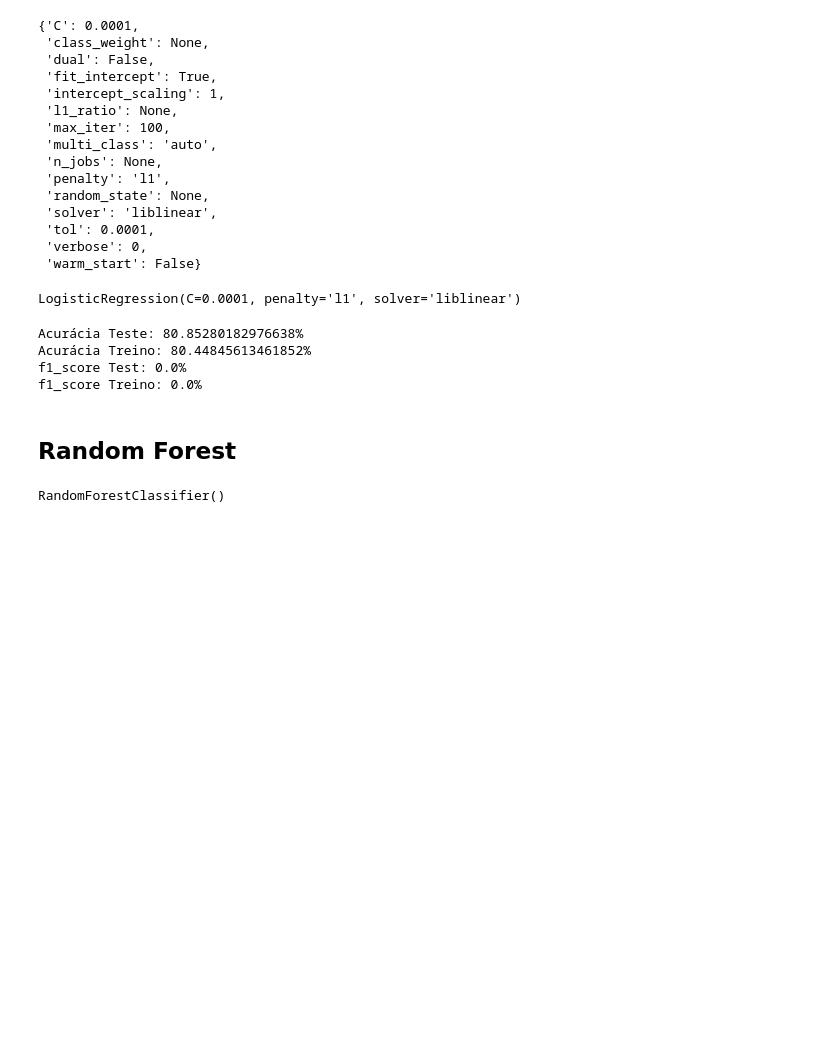
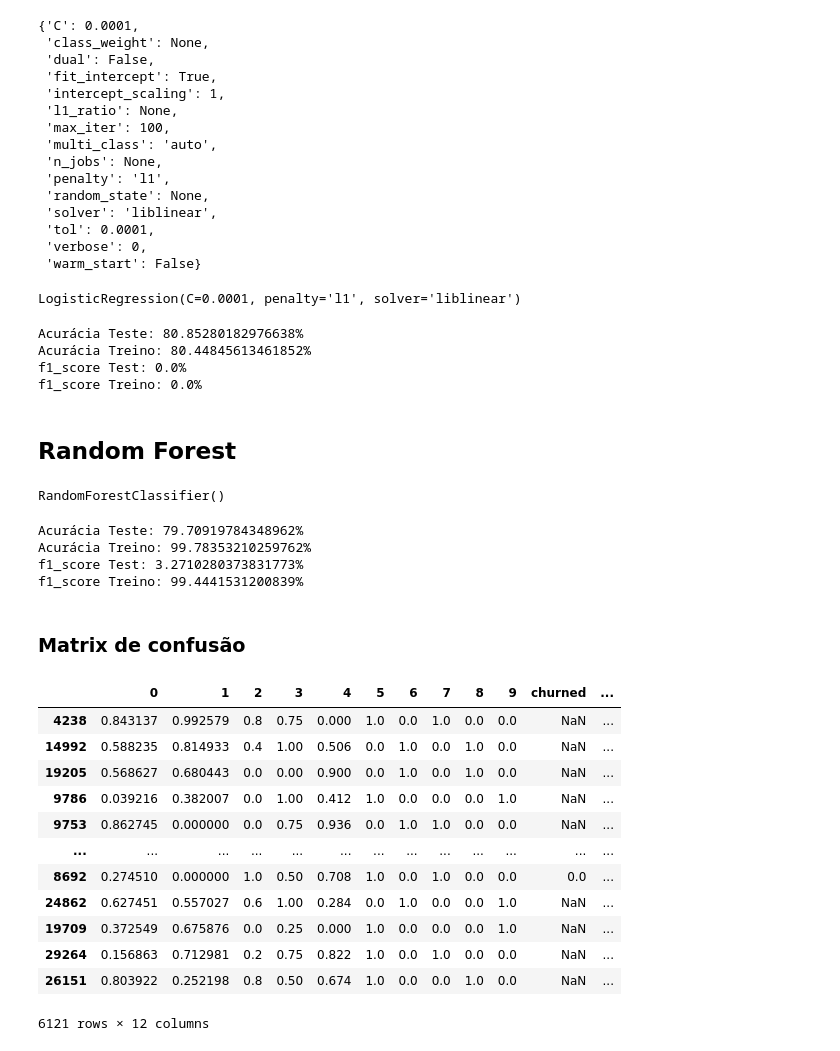
Before and after one commit to GTBelini22/Case_Classsificacao, a Jupyter notebook: Desafio_Previsão_de_Streaminyg_Classificação.ipynb, the cells around one changed output. Drawn from its saved outputs; the diff is of its cells as text; code cells hidden in the pictures; blank space fills up the shorter version.

```diff
--- a/Desafio_Previsão_de_Streaminyg_Classificação.ipynb
+++ b/Desafio_Previsão_de_Streaminyg_Classificação.ipynb
@@ -370,3 +411,53 @@ rfc = RandomForestClassifier()
 rfc.fit(x_train,y_train)
 # %% [output]
 RandomForestClassifier()
+# %%
+y_pred_rfc_test = rfc.predict(x_test)
+y_pred_rfc_train = rfc.predict(x_train)
+
+print(f'Acurácia Teste: {accuracy_score(y_test, y_pred_rfc_test)*100}%')
+print(f'Acurácia Treino: {accuracy_score(y_train, y_pred_rfc_train)*100}%')
+print('============================================================= \n')
+
+print(f'f1_score Test: {f1_score(y_test, y_pred_rfc_test)*100}%')
+print(f'f1_score Treino: {f1_score(y_train, y_pred_rfc_train)*100}%')
+print('============================================================= \n')
+
+print(f'Balanciamento Teste: {balanced_accuracy_score(y_test, y_pred_rfc_test)*100}%')
+print(f'Balanciamento Treino: {balanced_accuracy_score(y_train,y_pred_rfc_train)*100}%')
+print('============================================================= \n')
+
+print(f'Precisão Teste: {precision_score(y_test, y_pred_rfc_test)*100}%')
+print(f'Precisão Treino: {precision_score(y_train, y_pred_rfc_train)*100}%')
+print('============================================================= \n')
+
+print(f'Recall Teste: {recall_score(y_test, y_pred_rfc_test)*100}%')
+print(f'Recall Treino: {recall_score(y_train, y_pred_rfc_train)*100}%')
+print('============================================================= \n')
+
+print(f'ROC Teste: {roc_auc_score(y_test, y_pred_rfc_test[:,1])*100}%')
+print(f'ROC Treino: {roc_auc_score(y_train, y_pred_rfc_train[:,1])*100}%')
+print('============================================================= \n')
+# %% [output]
+Acurácia Teste: 79.70919784348962%
+Acurácia Treino: 99.78353210259762%
+f1_score Test: 3.2710280373831773%
+f1_score Treino: 99.4441531200839%
+# %% [markdown]
+### Matrix de confusão
+# %%
+x_test.assign(churned = y_test).assign(labels = y_pred_rfc_test_tunned )
+# %% [output]
+|  | 0 | 1 | 2 | 3 | 4 | 5 | 6 | 7 | 8 | 9 | churned | ... |
+| 4238 | 0.843137 | 0.992579 | 0.8 | 0.75 | 0.000 | 1.0 | 0.0 | 1.0 | 0.0 | 0.0 | NaN | ... |
+| 14992 | 0.588235 | 0.814933 | 0.4 | 1.00 | 0.506 | 0.0 | 1.0 | 0.0 | 1.0 | 0.0 | NaN | ... |
+| 19205 | 0.568627 | 0.680443 | 0.0 | 0.00 | 0.900 | 0.0 | 1.0 | 0.0 | 1.0 | 0.0 | NaN | ... |
+| 9786 | 0.039216 | 0.382007 | 0.0 | 1.00 | 0.412 | 1.0 | 0.0 | 0.0 | 0.0 | 1.0 | NaN | ... |
+| 9753 | 0.862745 | 0.000000 | 0.0 | 0.75 | 0.936 | 0.0 | 1.0 | 1.0 | 0.0 | 0.0 | NaN | ... |
+| ... | ... | ... | ... | ... | ... | ... | ... | ... | ... | ... | ... | ... |
+| 8692 | 0.274510 | 0.000000 | 1.0 | 0.50 | 0.708 | 1.0 | 0.0 | 1.0 | 0.0 | 0.0 | 0.0 | ... |
+| 24862 | 0.627451 | 0.557027 | 0.6 | 1.00 | 0.284 | 0.0 | 1.0 | 0.0 | 0.0 | 1.0 | NaN | ... |
+| 19709 | 0.372549 | 0.675876 | 0.0 | 0.25 | 0.000 | 1.0 | 0.0 | 0.0 | 0.0 | 1.0 | NaN | ... |
+| 29264 | 0.156863 | 0.712981 | 0.2 | 0.75 | 0.822 | 1.0 | 0.0 | 1.0 | 0.0 | 0.0 | NaN | ... |
+| 26151 | 0.803922 | 0.252198 | 0.8 | 0.50 | 0.674 | 1.0 | 0.0 | 0.0 | 1.0 | 0.0 | NaN | ... |
+6121 rows × 12 columns
```
Also changed, not shown: parts of 11 cells of this notebook.
